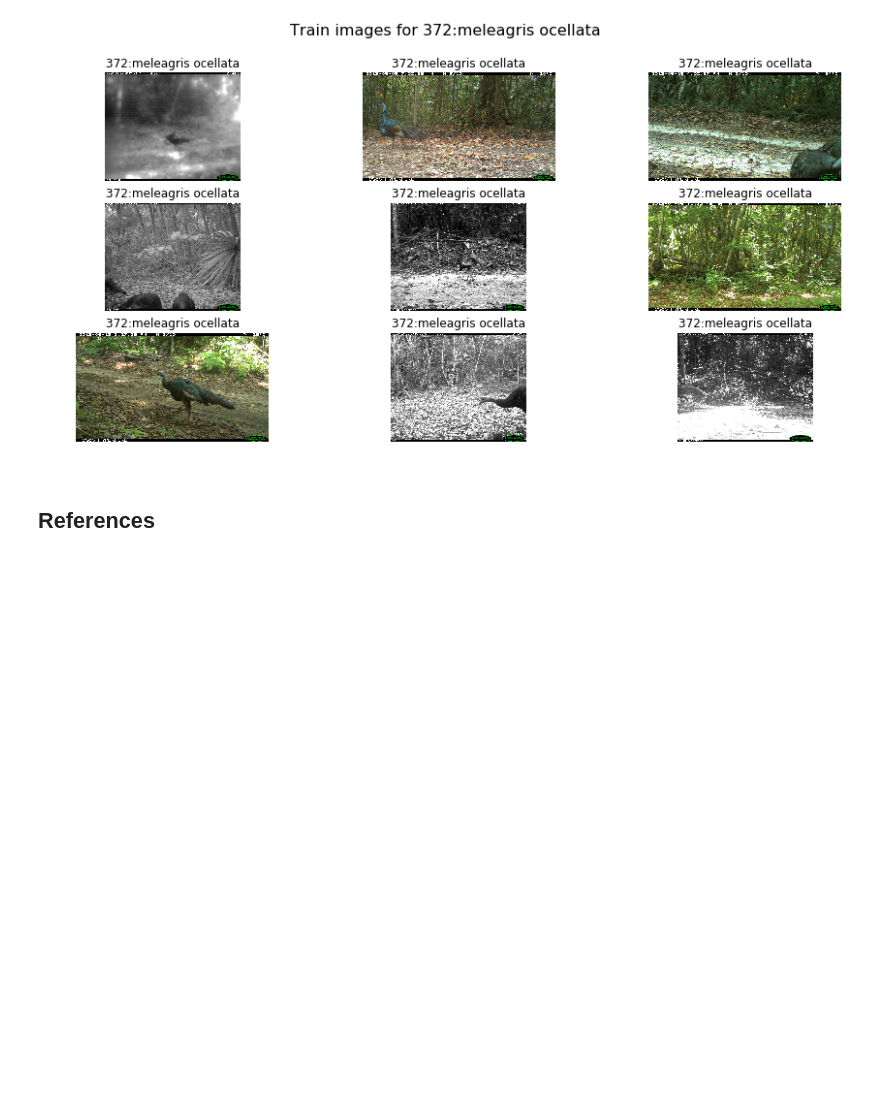
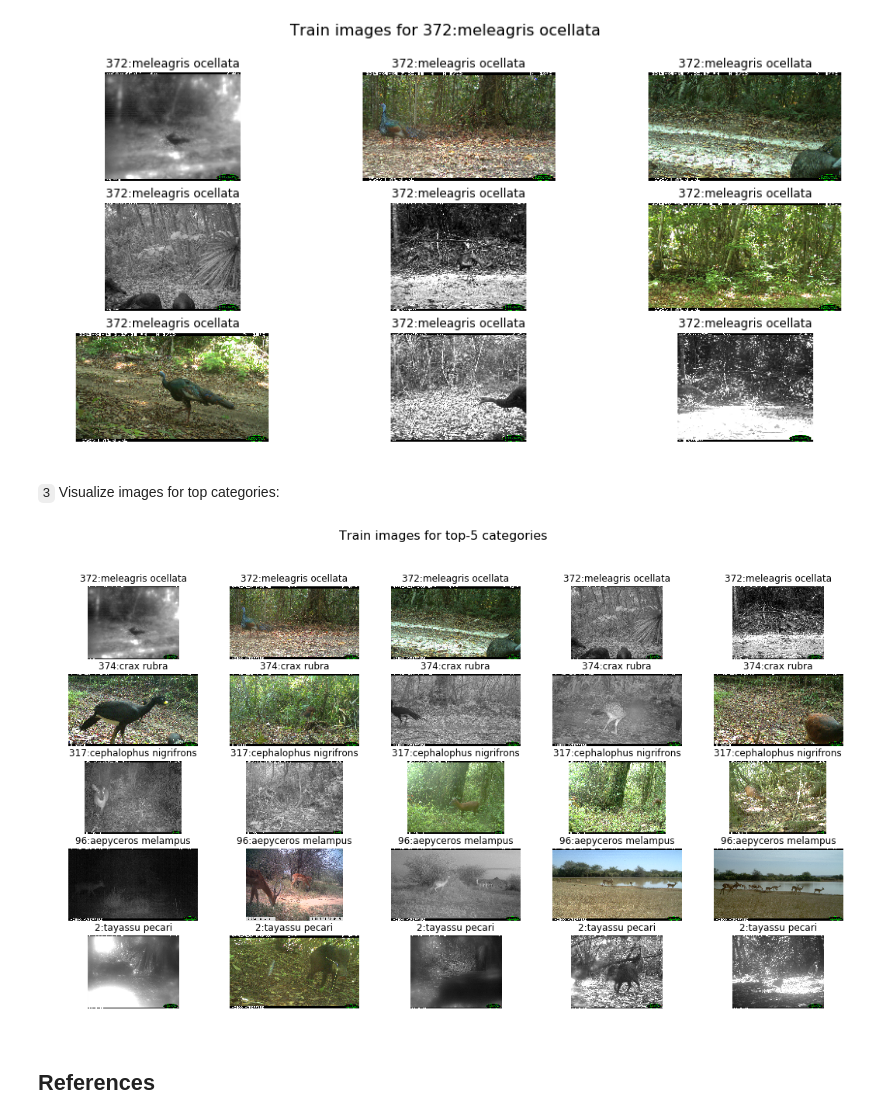
Before and after one commit to Lexie88rus/iWildCam, a Jupyter notebook: iwildcam-eda.ipynb, the cells around one changed output. Cells and saved outputs as stored; diff of their text form; code cells hidden in the pictures; blank space fills up the shorter version.

Commit message:
Updated the EDA: Added the visualization of images for top-n categories.

```diff
--- a/iwildcam-eda.ipynb
+++ b/iwildcam-eda.ipynb
@@ -454,6 +454,50 @@ It seems that we can mostly see his legs 🦒.
 visualize_cetagory(372)
 # %% [output]
 [figure]
+# %% [markdown]
+`3` Visualize images for top categories:
+# %%
+def visualize_top_categories(n_categories=5, n_cols=5, seed=42):
+    """Function to plot a grid of n_cols images for each of the top n_categories from the train set."""
+    np.random.seed(seed)
+
+    # get ids for the top n_categories
+    # excluding empty and human
+    top_categories = num_categories['id'].values[2:n_categories+2]
+
+    # setup the image grid
+    fig, axs = plt.subplots(n_categories, n_cols, figsize=(18,10))
+
+    for row in range(0, n_categories):
+        # get the category
+        category_id = top_categories[row]
+
+        # get the category name
+        category_name = train_categories[train_categories.id == category_id].name.values[0]
+
+        # filter the images by category
+        copy = train_annotations[train_annotations.category_id == category_id]
+
+        # get random indices
+        img_idx = np.random.randint(len(copy), size=n_cols)
+
+        for col in range(0, n_cols):
+            # get the image and image id
+            filename = copy.iloc[img_idx[col]].image_id + '.jpg'
+            img_id = filename.split('.')[0]
+
+            img = Image.open(TRAIN_DIR + filename)
+
+            axs[row,col].imshow(img)
+            axs[row,col].axis('off')
+            axs[row,col].set_title('{}:{}'.format(category_id, category_name))
+
+    plt.suptitle('Train images for top-{} categories'.format(n_categories), fontsize=16)
+    plt.show()
+# %%
+visualize_top_categories(n_categories=5)
+# %% [output]
+[figure, added]
 # %% [markdown]
 ## References
 # %% [markdown]
```
